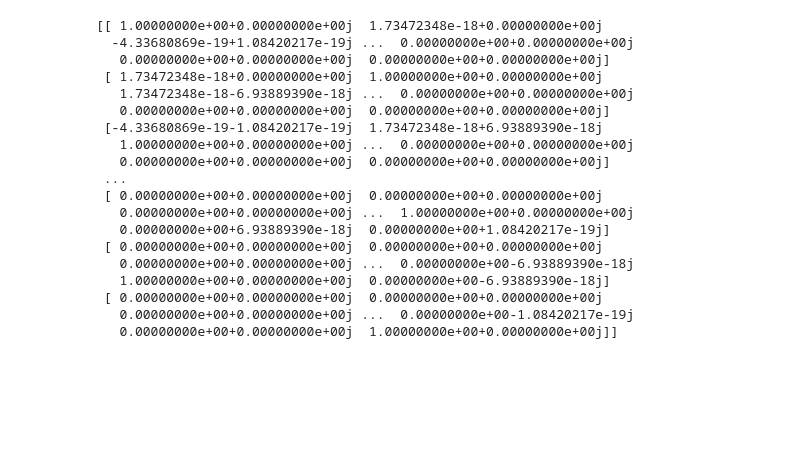
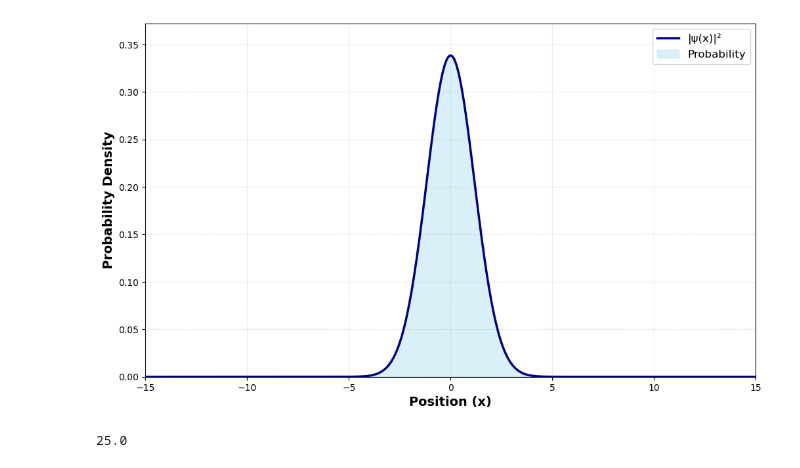
Before and after one commit to sahil-9915/1D-Quantum-harmonic-oscillator, a Jupyter notebook: simulations.ipynb, the cells around one changed output. Saved outputs shown, nothing was run; the diff lists cells and outputs as text; code cells hidden in the pictures; blank space fills up the shorter version.

```diff
--- a/simulations.ipynb
+++ b/simulations.ipynb
@@ -5,29 +5,14 @@ importlib.reload(hoqm)
 from harmonic_oscillator_qm import *
 # %%
 ho_temp=QuantumSimulator(1001,-15,15)
-ho_temp.Initial_wavefunction(1,1)
+ho_temp.Initial_wavefunction(2,0)
 ho_temp.discrete_Potential(1)
-ts=ho_temp.approximate_time_step(0.0001)
-tst=np.conj(ts.T)
-k=tst@ts
-print(k)
+evolved_temp=ho_temp.approximate_evolution(0.00025,10) #returns evolved wavefunction
+ho_temp.plot_probability_density()
 # %% [output]
-[[ 1.00000000e+00+0.00000000e+00j  1.73472348e-18+0.00000000e+00j
-  -4.33680869e-19+1.08420217e-19j ...  0.00000000e+00+0.00000000e+00j
-   0.00000000e+00+0.00000000e+00j  0.00000000e+00+0.00000000e+00j]
- [ 1.73472348e-18+0.00000000e+00j  1.00000000e+00+0.00000000e+00j
-   1.73472348e-18-6.93889390e-18j ...  0.00000000e+00+0.00000000e+00j
-   0.00000000e+00+0.00000000e+00j  0.00000000e+00+0.00000000e+00j]
- [-4.33680869e-19-1.08420217e-19j  1.73472348e-18+6.93889390e-18j
-   1.00000000e+00+0.00000000e+00j ...  0.00000000e+00+0.00000000e+00j
-   0.00000000e+00+0.00000000e+00j  0.00000000e+00+0.00000000e+00j]
- ...
- [ 0.00000000e+00+0.00000000e+00j  0.00000000e+00+0.00000000e+00j
-   0.00000000e+00+0.00000000e+00j ...  1.00000000e+00+0.00000000e+00j
-   0.00000000e+00+6.93889390e-18j  0.00000000e+00+1.08420217e-19j]
- [ 0.00000000e+00+0.00000000e+00j  0.00000000e+00+0.00000000e+00j
-   0.00000000e+00+0.00000000e+00j ...  0.00000000e+00-6.93889390e-18j
-   1.00000000e+00+0.00000000e+00j  0.00000000e+00-6.93889390e-18j]
- [ 0.00000000e+00+0.00000000e+00j  0.00000000e+00+0.00000000e+00j
-   0.00000000e+00+0.00000000e+00j ...  0.00000000e+00-1.08420217e-19j
-   0.00000000e+00+0.00000000e+00j  1.00000000e+00+0.00000000e+00j]]
+[figure, added]
+# %%
+z = 3 + 4j  # where a, b are real
+print(np.abs(z)**2)
+# %% [output]
+25.0
```
